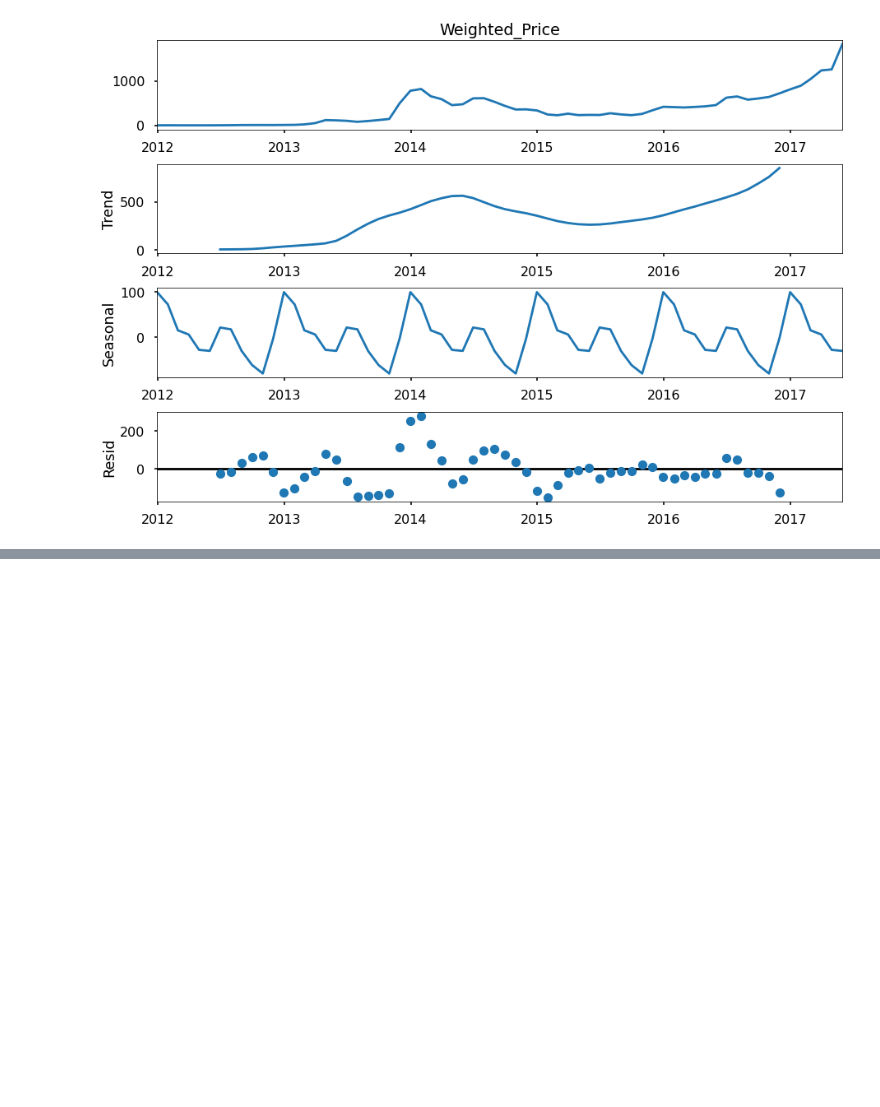
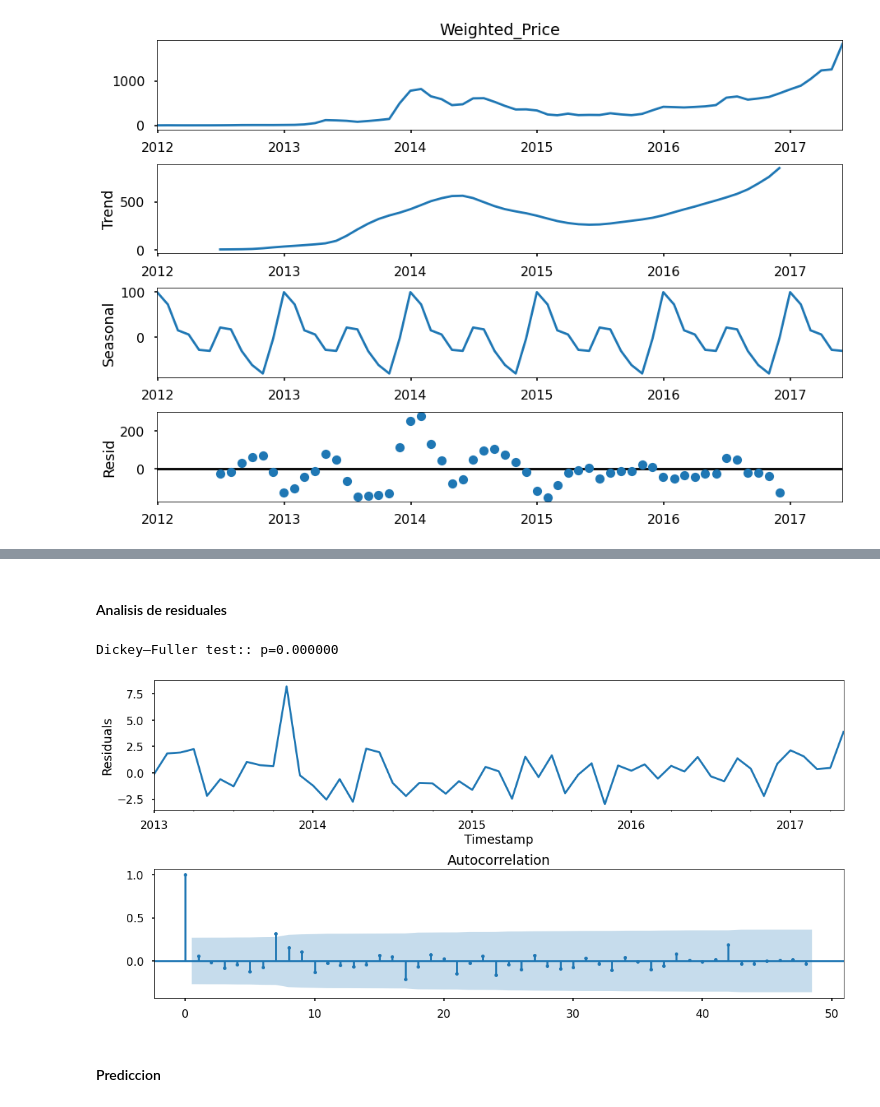
Before and after one commit to Rafa-77/Data-Analysis, a Jupyter notebook: 02 - Bitcoin Price Prediction/ARIMAmain.ipynb, the cells around one changed output, grey strips where cells are left out. Cells and saved outputs as stored; diff of their text form; code cells hidden in the pictures; blank space fills up the shorter version.

```diff
--- a/02 - Bitcoin Price Prediction/ARIMAmain.ipynb
+++ b/02 - Bitcoin Price Prediction/ARIMAmain.ipynb
@@ -115,0 +166,29 @@ Dickey–Fuller test: p=0.997760
+# %%
+# Initial approximation of parameters
+Qs = range(0, 2)
+qs = range(0, 3)
+Ps = range(0, 3)
+ps = range(0, 3)
+D=1
+d=1
+parameters = product(ps, qs, Ps, Qs)
+parameters_list = list(parameters)
+len(parameters_list)
+
+# Model Selection
+results = []
+best_aic = float("inf")
+warnings.filterwarnings('ignore')
+for param in parameters_list:
+    try:
+        model=sm.tsa.statespace.SARIMAX(df_month.Weighted_Price_box, order=(param[0], d, param[1]),
+                                        seasonal_order=(param[2], D, param[3], 12)).fit(disp=-1)
+    except ValueError:
+        print('wrong parameters:', param)
+        continue
+    aic = model.aic
+    if aic < best_aic:
+        best_model = model
+        best_aic = aic
+        best_param = param
+    results.append([param, model.aic])
@@ -115,0 +219,20 @@ Dickey–Fuller test: p=0.997760
+# %% [markdown]
+#### Analisis de residuales
+# %%
+# STL-decomposition
+plt.figure(figsize=(15,7))
+plt.subplot(211)
+best_model.resid[13:].plot()
+plt.ylabel(u'Residuals')
+ax = plt.subplot(212)
+sm.graphics.tsa.plot_acf(best_model.resid[13:].values.squeeze(), lags=48, ax=ax)
+
+print("Dickey–Fuller test:: p=%f" % sm.tsa.stattools.adfuller(best_model.resid[13:])[1])
+
+plt.tight_layout()
+plt.show()
+# %% [output]
+Dickey–Fuller test:: p=0.000000
+[figure, added]
+# %% [markdown]
+#### Prediccion
```
Also changed, not shown: parts of 13 cells of this notebook.
